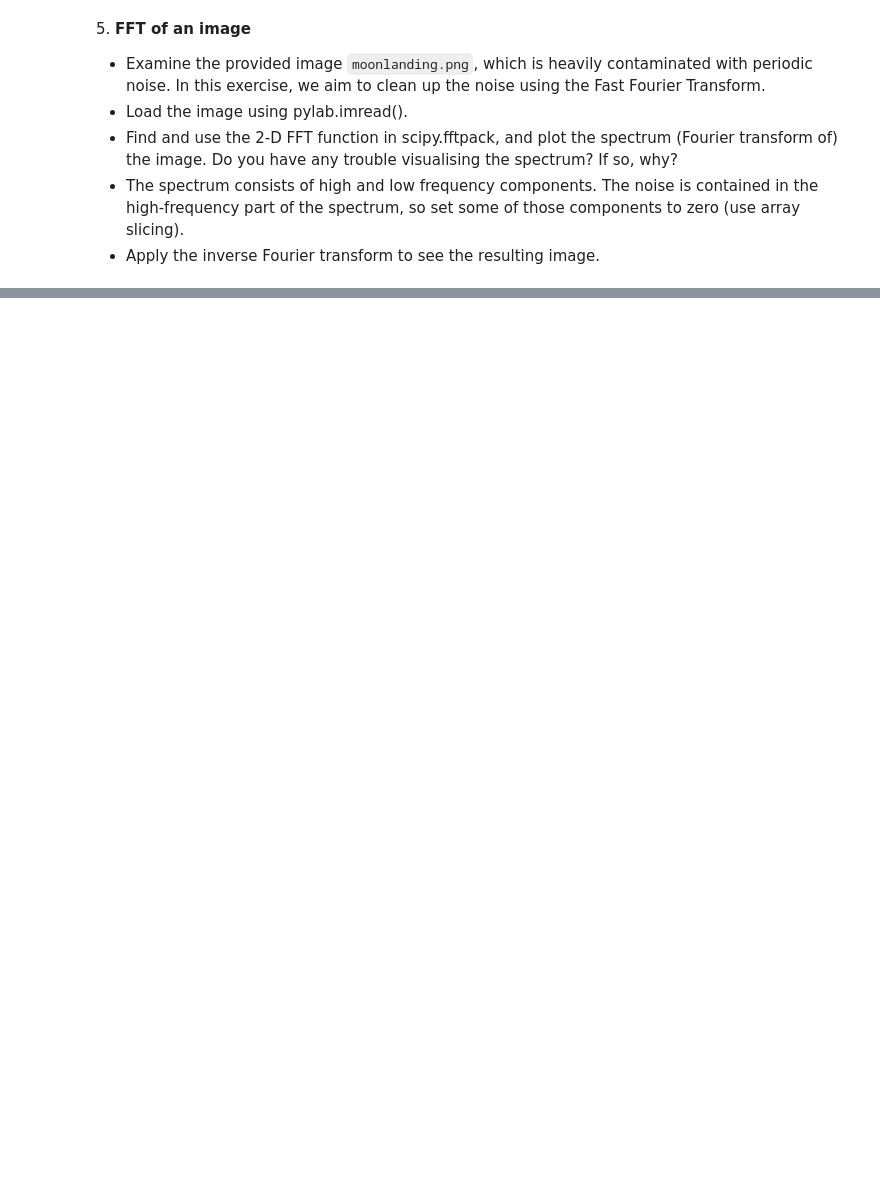
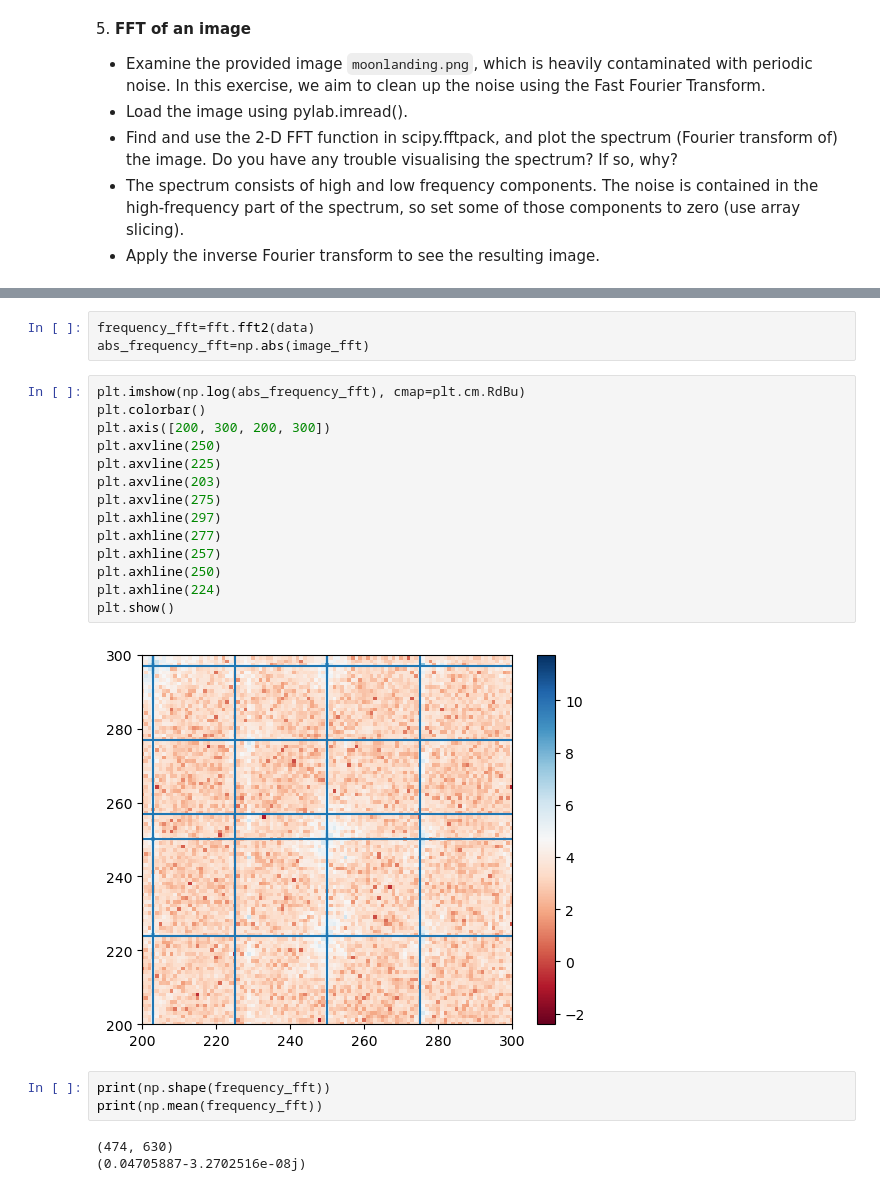
Before and after one commit to MarcoZenari/LaboratoryOfComputationalPhysics_Y5, a Jupyter notebook: 09ex_Algorithms_solutions.ipynb, the cells around one changed output, grey strips where cells are left out. Saved outputs shown, nothing was run; the diff lists cells and outputs as text; blank space fills up the shorter version.

```diff
--- a/09ex_Algorithms_solutions.ipynb
+++ b/09ex_Algorithms_solutions.ipynb
@@ -247,0 +285,25 @@ Performe a periodicity analysis on the lynxs-hares population
+# %%
+frequency_fft=fft.fft2(data)
+abs_frequency_fft=np.abs(image_fft)
+# %%
+plt.imshow(np.log(abs_frequency_fft), cmap=plt.cm.RdBu)
+plt.colorbar()
+plt.axis([200, 300, 200, 300])
+plt.axvline(250)
+plt.axvline(225)
+plt.axvline(203)
+plt.axvline(275)
+plt.axhline(297)
+plt.axhline(277)
+plt.axhline(257)
+plt.axhline(250)
+plt.axhline(224)
+plt.show()
+# %% [output]
+[figure, added]
+# %%
+print(np.shape(frequency_fft))
+print(np.mean(frequency_fft))
+# %% [output]
+(474, 630)
+(0.04705887-3.2702516e-08j)
```
Also changed, not shown: parts of 19 cells of this notebook.
